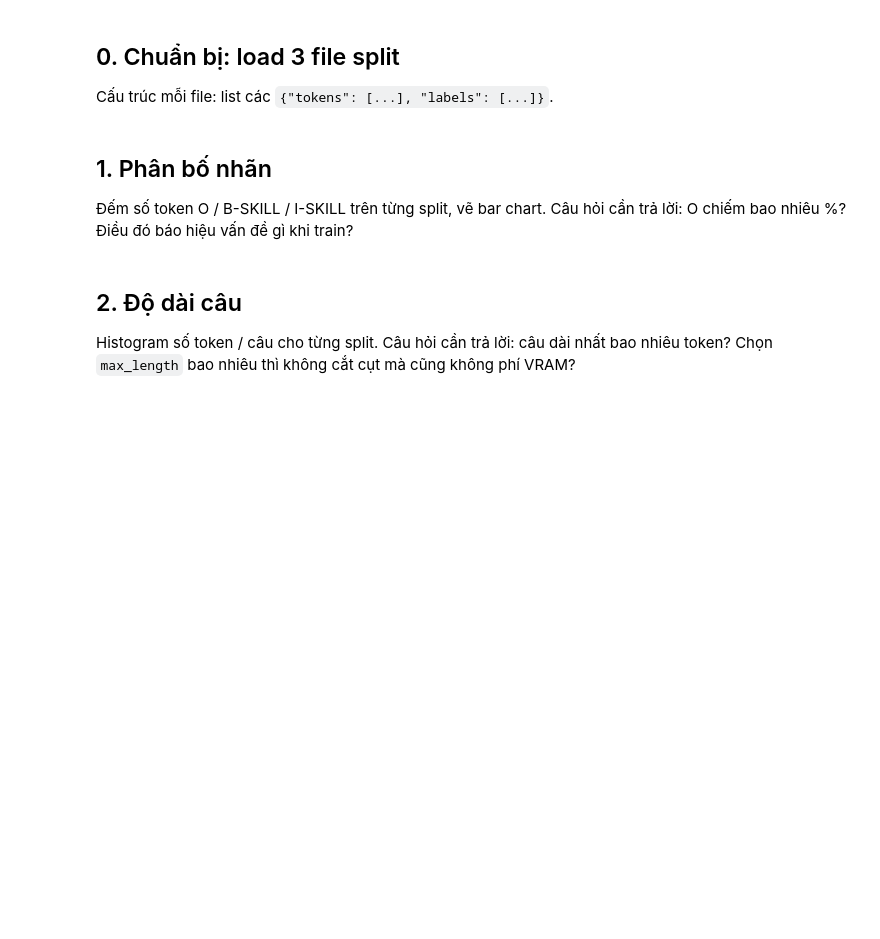
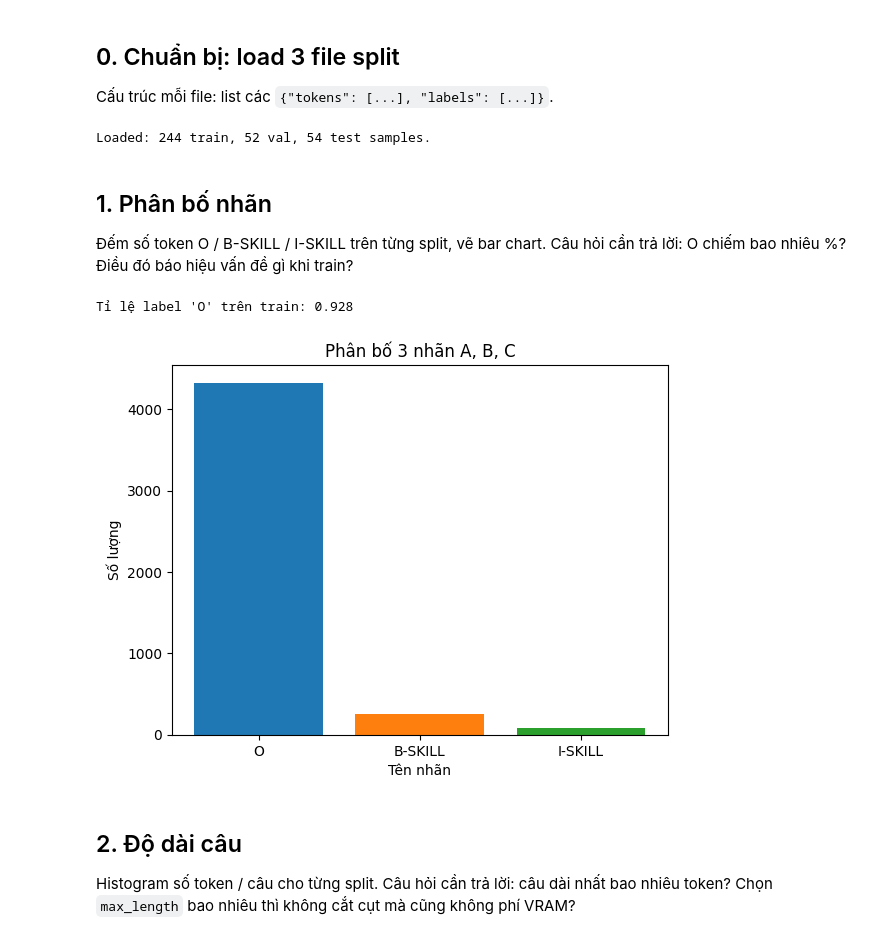
Before and after one commit to phamthaic4/vietnamese-job-skill-ner, a Jupyter notebook: notebooks/01_eda.ipynb, the cells around one changed output. Drawn from its saved outputs; the diff is of its cells as text; code cells hidden in the pictures; blank space fills up the shorter version.

```diff
--- a/notebooks/01_eda.ipynb
+++ b/notebooks/01_eda.ipynb
@@ -17,10 +17,24 @@ import json
 from collections import Counter
 from pathlib import Path
 
-# TODO 0a: load train/val/test json tu data/splits/ vao 3 bien train, val, test
+split_dir = Path("../data/splits")
+
+with (
+    open(split_dir / "train.json", encoding="utf-8") as f_train,
+    open(split_dir / "val.json", encoding="utf-8") as f_val,
+    open(split_dir / "test.json", encoding="utf-8") as f_test,
+):
+    train = json.load(f_train)
+    val = json.load(f_val)
+    test = json.load(f_test)
+
+# 0a: load train/val/test json tu data/splits/ vao 3 bien train, val, test
 # Goi y: json.load(open(path, encoding="utf-8"))
 
-# TODO 0b: in so cau cua moi split. Ky vong: 244 / 52 / 54
+# 0b: in so cau cua moi split. Ky vong: 244 / 52 / 54
+print(f"Loaded: {len(train)} train, {len(val)} val, {len(test)} test samples.")
+# %% [output]
+Loaded: 244 train, 52 val, 54 test samples.
 # %% [markdown]
 ## 1. Phân bố nhãn
 
@@ -28,13 +42,32 @@ from pathlib import Path
 Câu hỏi cần trả lời: O chiếm bao nhiêu %? Điều đó báo hiệu vấn đề gì khi train?
 # %%
 import matplotlib.pyplot as plt
+from collections import Counter
 
 # TODO 1a: viet ham count_labels(split) -> Counter dem label cua toan split
 # Goi y: Counter(l for s in split for l in s["labels"])
+def count_labels(split):
+    return Counter(l for s in split for l in s["labels"])
 
 # TODO 1b: tinh ti le O tren train, in ra dang 0.xxx
+train_counts = count_labels(train)
+total_labels = sum(train_counts.values())
+o_ratio = train_counts["O"] / total_labels
+print(f"Tỉ lệ label 'O' trên train: {o_ratio:.3f}")
+# TODO 1c: ve bar chart 3 nhan cho train (plt.bar)
+labels = list(train_counts.keys())
+values = list(train_counts.values())
 
-# TODO 1c: ve bar chart 3 nhan cho train (plt.bar)
+plt.bar(labels, values, color=['#1f77b4', '#ff7f0e', '#2ca02c'])
+
+plt.title("Phân bố 3 nhãn A, B, C")
+plt.xlabel("Tên nhãn")
+plt.ylabel("Số lượng")
+
+plt.show()
+# %% [output]
+Tỉ lệ label 'O' trên train: 0.928
+[figure, added]
 # %% [markdown]
 ## 2. Độ dài câu
 
```
Also changed, not shown: parts of 4 cells of this notebook, 1 other file.
